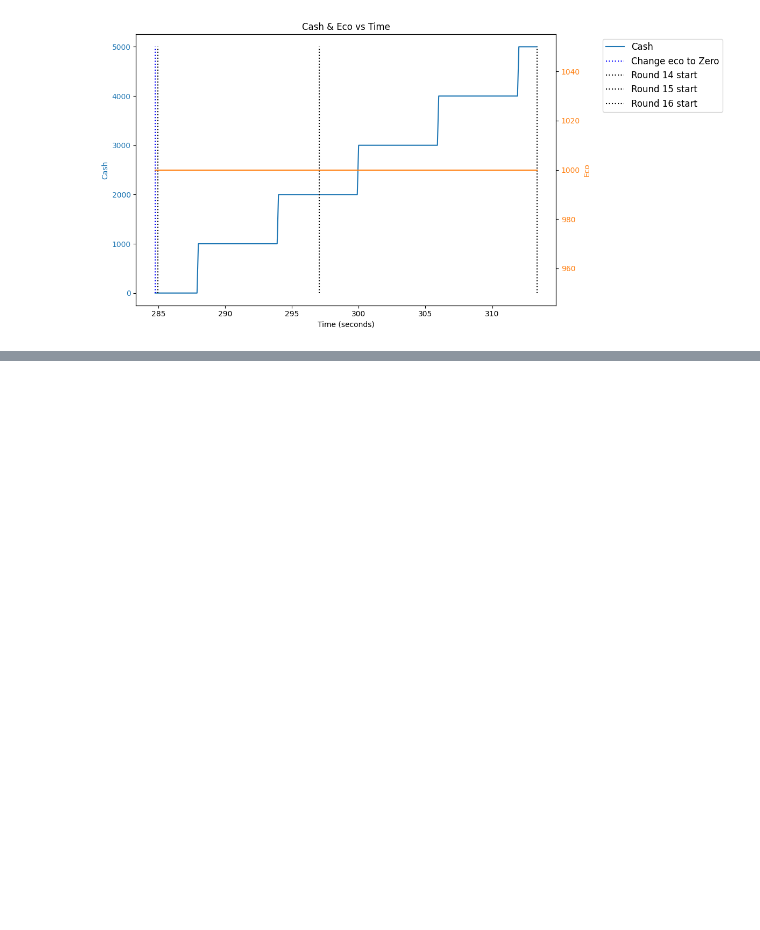
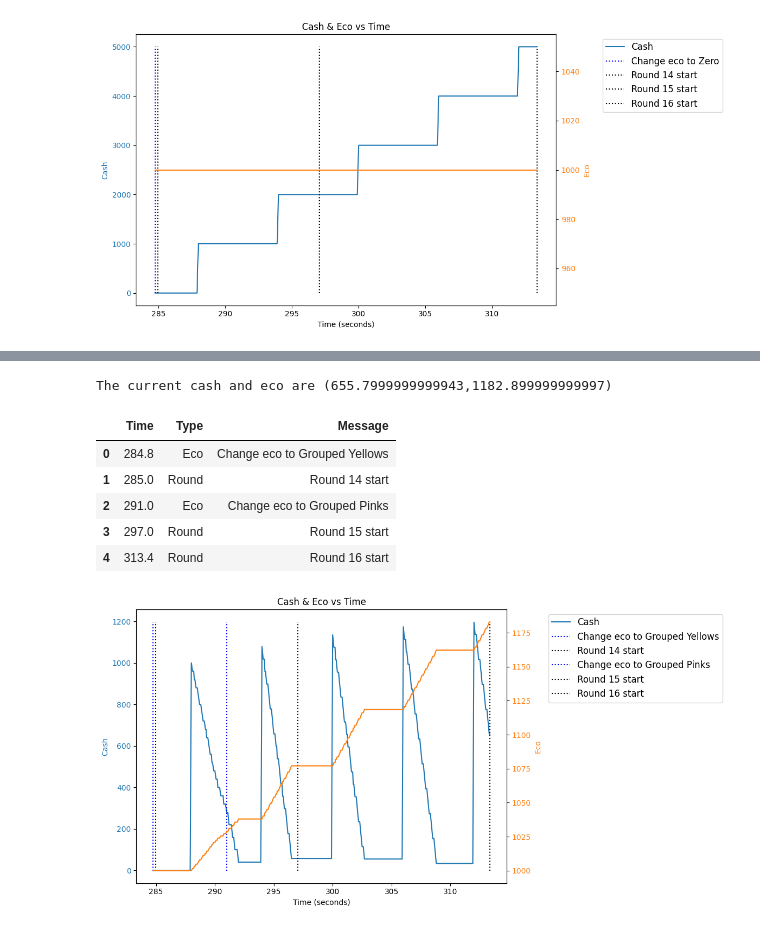
Before and after one commit to redlaserbm/BTDB2_SIMULATOR, a Jupyter notebook: notebooks/eco_queue_correction.ipynb, the cells around one changed output, grey strips where cells are left out. Cells and saved outputs as stored; diff of their text form; code cells hidden in the pictures; blank space fills up the shorter version.

```diff
--- a/notebooks/eco_queue_correction.ipynb
+++ b/notebooks/eco_queue_correction.ipynb
@@ -106 +106,32 @@ game_state.logs
  ...]
+# %%
+rounds = b2.Rounds(0.1)
+
+eco_queue = [
+    b2.ecoSend(send_name='Grouped Yellows', time = rounds.getTimeFromRound(13.9)),
+    b2.ecoSend(send_name='Grouped Pinks', time = rounds.getTimeFromRound(14.5)),
+]
+
+initial_state_game = {
+    'Cash': 0,
+    'Eco': 1000,
+    'Eco Queue': eco_queue,
+    'Rounds': rounds, #Determines the lengths of the rounds in the game state
+    'Game Round': 13.99
+}
+
+game_state = b2.GameState(initial_state_game)
+game_state.fastForward(target_round = 16)
+
+print("The current cash and eco are (%s,%s)"%(game_state.cash, game_state.eco))
+b2.writeLog(game_state.logs, filename = 'eco_queue_correction_test_log')
+dd.viewHistory(game_state)
+# %% [output]
+The current cash and eco are (655.7999999999943,1182.899999999997)
+|  | Time | Type | Message |
+| 0 | 284.8 | Eco | Change eco to Grouped Yellows |
+| 1 | 285.0 | Round | Round 14 start |
+| 2 | 291.0 | Eco | Change eco to Grouped Pinks |
+| 3 | 297.0 | Round | Round 15 start |
+| 4 | 313.4 | Round | Round 16 start |
+[figure, added]
```
Also changed, not shown: parts of 2 cells of this notebook, 5 other files.
